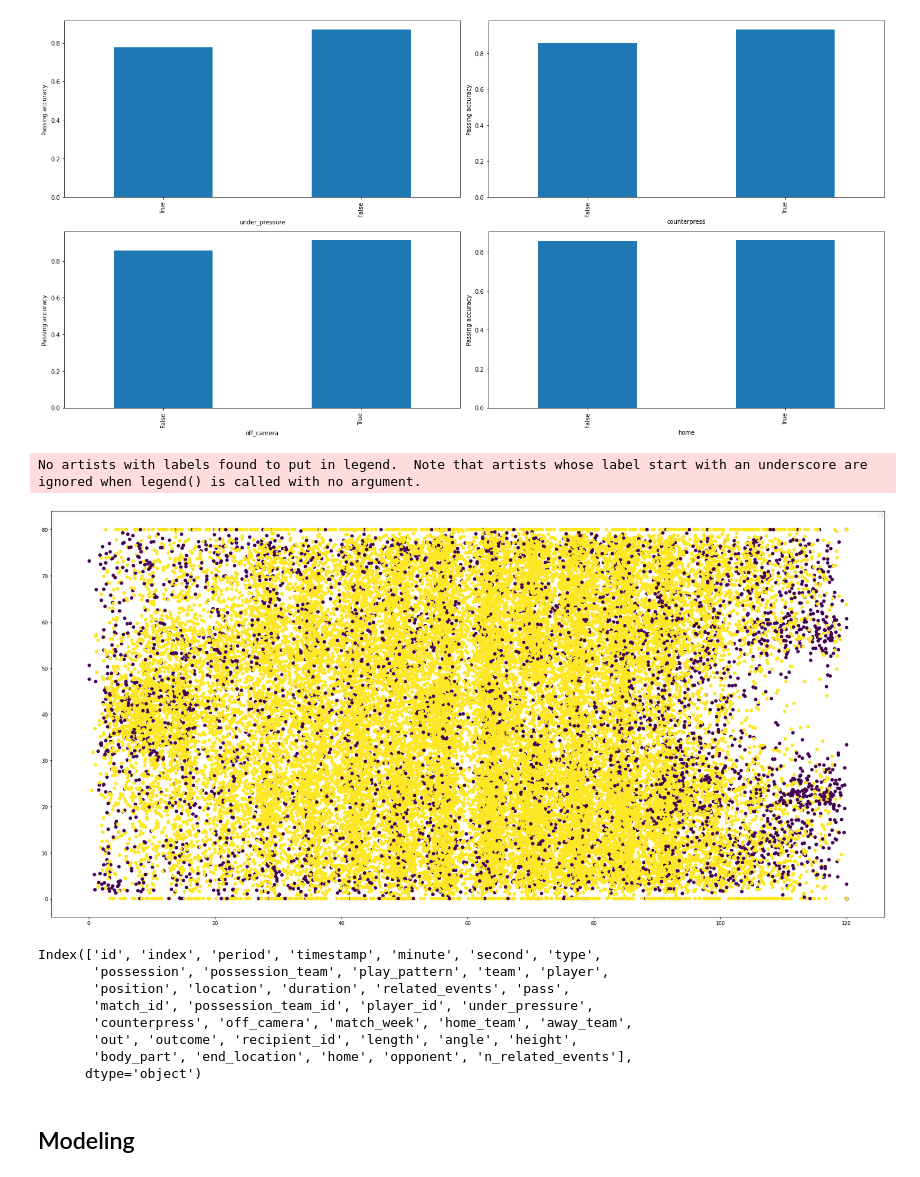
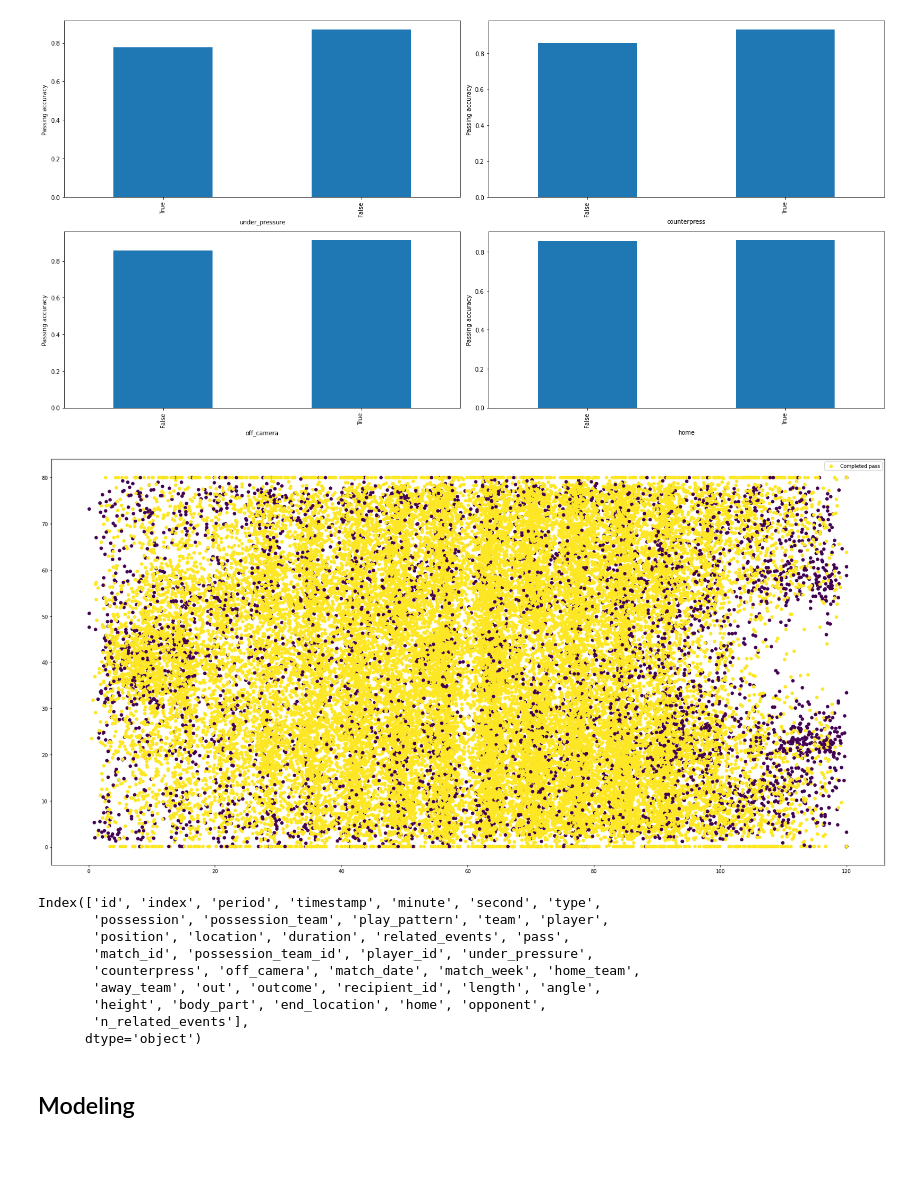
Before and after one commit to hugoartigas/quantifying_soccer_players_decision_making, a Jupyter notebook: EDA.ipynb, the cells around one changed output. Drawn from its saved outputs; the diff is of its cells as text; code cells hidden in the pictures.

```diff
--- a/EDA.ipynb
+++ b/EDA.ipynb
@@ -23,13 +25,15 @@ SEASON_2021_ID = 90
 all_matches = sb.matches(competition_id=LALIGA_ID, season_id=SEASON_2021_ID)
 match_passes = pd.concat(
                [sb.events(match_id=match_id, split=True, flatten_attrs=False)["passes"]
+               .assign(match_date = match_date)
                .assign(match_week = match_week)
                .assign(home_team = home_team)
                .assign(away_team = away_team)
-               for match_id, match_week, home_team, away_team
+               for match_id, match_week, home_team, away_team, match_date
                in zip(
                     all_matches["match_id"], all_matches["match_week"],
-                    all_matches["home_team"], all_matches["away_team"]
+                    all_matches["home_team"], all_matches["away_team"],
+                    all_matches["match_date"]
                      )
                 ]
                )
@@ -57,6 +86,7 @@ def extract_pass_features(df):
 
 def manage_nas(df):
     for column in ["under_pressure", "counterpress", "off_camera"]:
+        if column not in df.columns: continue
         df[column] = df[column].fillna(False)
     df["outcome"] = df["outcome"].fillna("Completed")
     return df
@@ -120,12 +160,11 @@ fig.tight_layout()
 # %%
 plt.figure(figsize=(30,15))
 locations = match_passes["location"].apply(pd.Series)
 locations.columns = ["x", "y"]
 plt.scatter(locations["x"], locations["y"], c = match_passes["outcome"] == "Completed")
-plt.legend();
+plt.legend({"Completed pass"});
 # %% [output]
-No artists with labels found to put in legend.  Note that artists whose label start with an underscore are ignored when legend() is called with no argument.
-[figure, old version]
+[figure, new version]
 # %%
 match_passes.columns
 # %% [output]
@@ -133,9 +172,10 @@ Index(['id', 'index', 'period', 'timestamp', 'minute', 'second', 'type',
        'possession', 'possession_team', 'play_pattern', 'team', 'player',
        'position', 'location', 'duration', 'related_events', 'pass',
        'match_id', 'possession_team_id', 'player_id', 'under_pressure',
-       'counterpress', 'off_camera', 'match_week', 'home_team', 'away_team',
-       'out', 'outcome', 'recipient_id', 'length', 'angle', 'height',
-       'body_part', 'end_location', 'home', 'opponent', 'n_related_events'],
+       'counterpress', 'off_camera', 'match_date', 'match_week', 'home_team',
+       'away_team', 'out', 'outcome', 'recipient_id', 'length', 'angle',
+       'height', 'body_part', 'end_location', 'home', 'opponent',
+       'n_related_events'],
       dtype='object')
 # %% [markdown]
 ## Modeling
```
Also changed, not shown: parts of 47 cells of this notebook.
